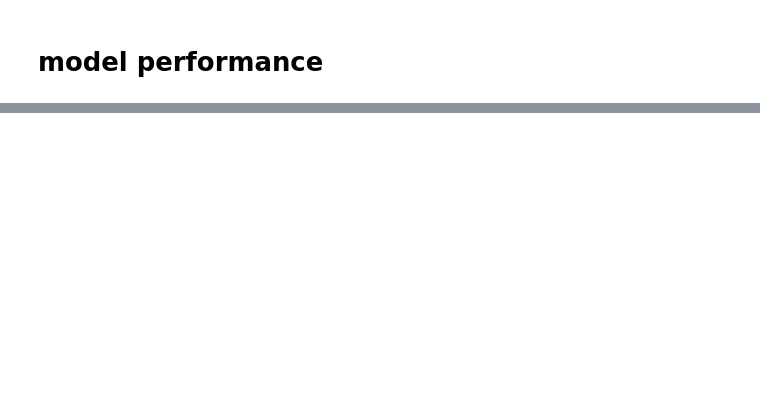
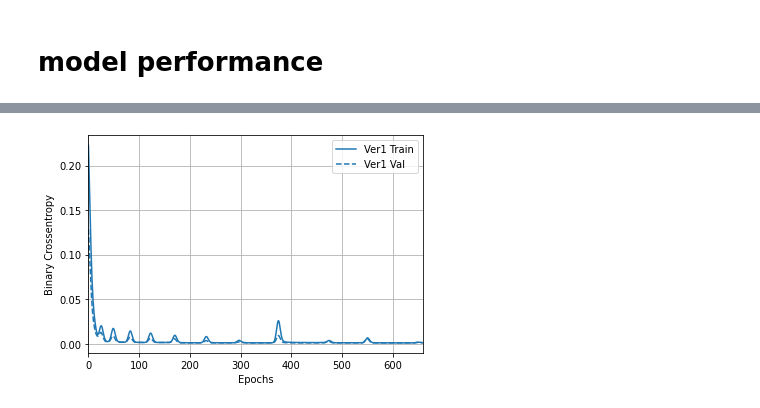
Before and after one commit to aster-fung/imdb_sentiment, a Jupyter notebook: aster_imdb_sentiment_prediction_3.ipynb, the cells around one changed output, grey strips where cells are left out. Saved outputs shown, nothing was run; the diff lists cells and outputs as text; code cells hidden in the pictures; blank space fills up the shorter version.

```diff
--- a/aster_imdb_sentiment_prediction_3.ipynb
+++ b/aster_imdb_sentiment_prediction_3.ipynb
@@ -357,5 +332,36 @@ _________________________________________________________________
+# %%
+def compile_and_fit(model, name, f_xtrain, f_ytrain, f_xval, f_yval, optimizer=None, max_epochs=10000):
+
+    if optimizer is None:
+        optimizer = get_optimizer()
+
+    model.compile(optimizer=optimizer,
+                    loss=tf.keras.losses.BinaryCrossentropy(),
+                    metrics=[tf.keras.metrics.BinaryCrossentropy(
+                              name='binary_crossentropy'),
+                              'accuracy'])
+
+    history = model.fit(
+        x = X_train,
+        y = y_train,
+        steps_per_epoch = STEPS_PER_EPOCH,
+        epochs=max_epochs,
+        validation_data=(X_val, y_val) ,
+        callbacks=get_callbacks(name),
+        verbose=2)
+
+    return history
 # %% [markdown]
 # model performance
+# %%
+model_1 = tf.keras.Sequential([
+    tf.keras.layers.Dense(units=16, activation='relu',input_shape=(5000,)),
+    tf.keras.layers.Dense(units=16, activation='relu'),
+    tf.keras.layers.Dropout(0.2),
+    tf.keras.layers.Dense(units=1,activation='sigmoid')
+])
+# %%
+dict_histories = {}
 # %%
 X_train_1 = X_train[3000:]
 X_val = X_train[:3000]
@@ -421,0 +370,4 @@ https://www.freecodecamp.org/news/how-to-evaluate-machine-learning-models-using-
+# %%
+dict_histories['ver1'] = compile_and_fit(model = model_1, name ='ver1',
+                                         f_xtrain = X_train_1,f_ytrain = y_train_1,
+                                         f_xval = X_val, f_yval = y_val)
@@ -421,0 +393,5 @@ https://www.freecodecamp.org/news/how-to-evaluate-machine-learning-models-using-
+# %%
+plotter = tfdocs.plots.HistoryPlotter(metric = 'binary_crossentropy', smoothing_std=10)
+plotter.plot(dict_histories)
+# %% [output]
+[figure, added]
```
Also changed, not shown: parts of 43 cells of this notebook.
